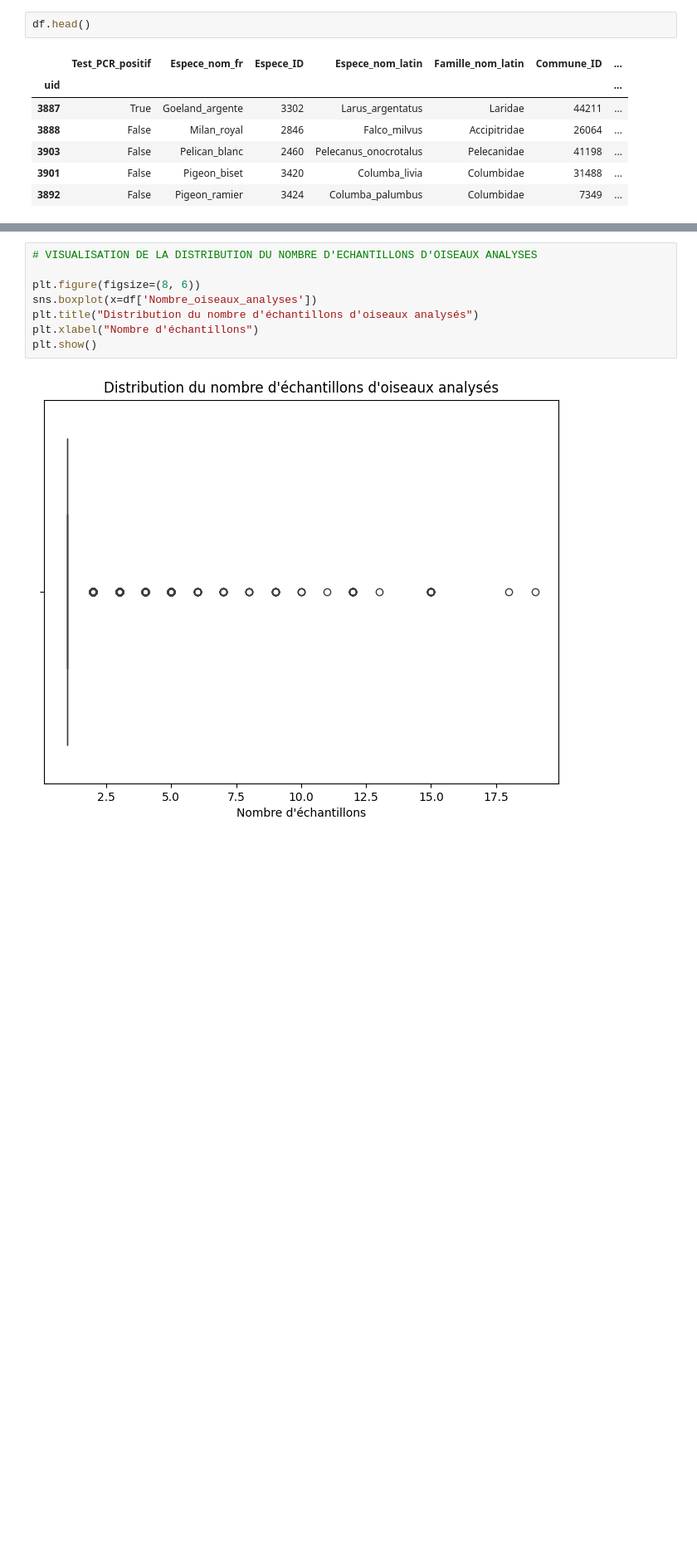
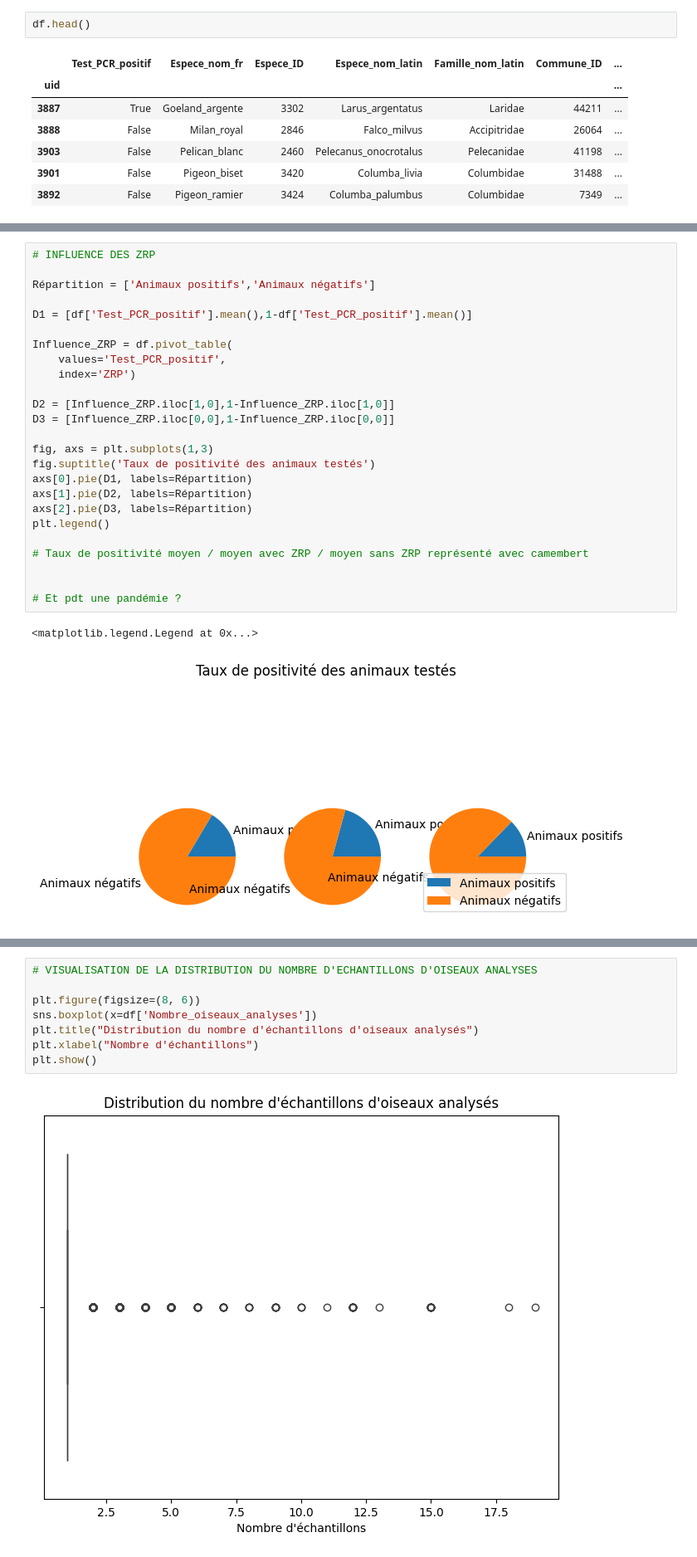
Before and after one commit to bavrillon/Avian-influenza, a Jupyter notebook: EDA.ipynb, the cells around one changed output, grey strips where cells are left out. Shown at 83% size. Saved outputs shown, nothing was run; the diff lists cells and outputs as text; blank space fills up the shorter version.

```diff
--- a/EDA.ipynb
+++ b/EDA.ipynb
@@ -156,0 +178,28 @@ df.head()
+# %%
+# INFLUENCE DES ZRP
+
+Répartition = ['Animaux positifs','Animaux négatifs']
+
+D1 = [df['Test_PCR_positif'].mean(),1-df['Test_PCR_positif'].mean()]
+
+Influence_ZRP = df.pivot_table(
+    values='Test_PCR_positif',
+    index='ZRP')
+
+D2 = [Influence_ZRP.iloc[1,0],1-Influence_ZRP.iloc[1,0]]
+D3 = [Influence_ZRP.iloc[0,0],1-Influence_ZRP.iloc[0,0]]
+
+fig, axs = plt.subplots(1,3)
+fig.suptitle('Taux de positivité des animaux testés')
+axs[0].pie(D1, labels=Répartition)
+axs[1].pie(D2, labels=Répartition)
+axs[2].pie(D3, labels=Répartition)
+plt.legend()
+
+# Taux de positivité moyen / moyen avec ZRP / moyen sans ZRP représenté avec camembert
+
+
+# Et pdt une pandémie ?
+# %% [output]
+<matplotlib.legend.Legend at 0x...>
+[figure, added]
```
Also changed, not shown: parts of 5 cells of this notebook.
